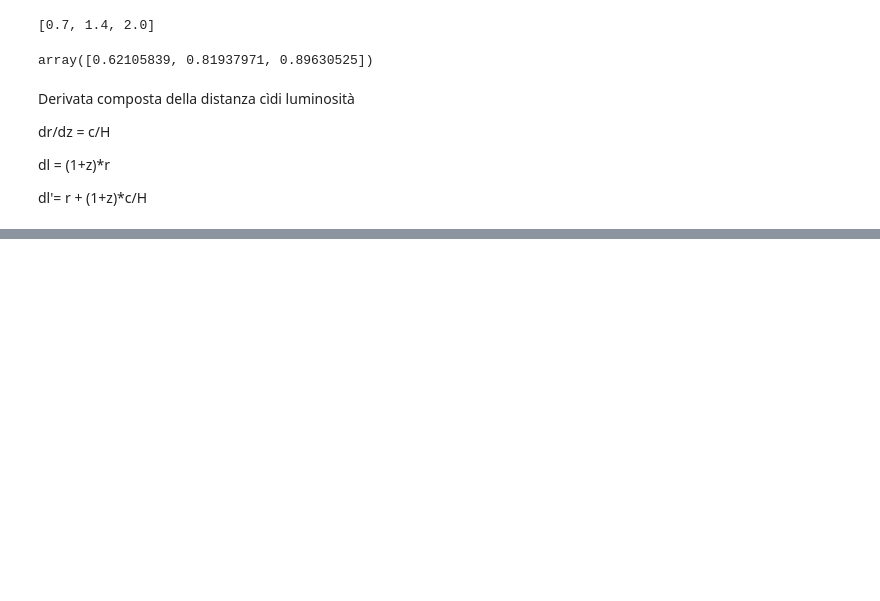
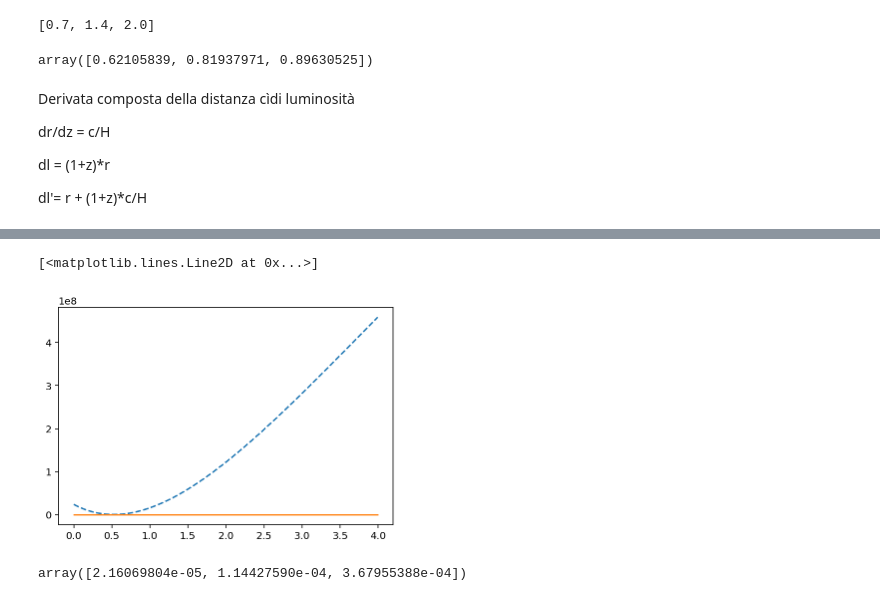
Before and after one commit to Sareva00/Tesi, a Jupyter notebook: GammaGW - Copia.ipynb, the cells around one changed output, grey strips where cells are left out. Cells and saved outputs as stored; diff of their text form; code cells hidden in the pictures; blank space fills up the shorter version.

```diff
--- a/GammaGW - Copia.ipynb
+++ b/GammaGW - Copia.ipynb
@@ -185,0 +198,19 @@ Il valore di gamma trovat è:  0.54  +-  0.0
+# %%
+plt.plot(gammas, interpol2(gammas)-chi2min2, '--')
+#plt.legend(['data', 'cubic'])
+#plt.xlabel(' gamma ')
+#plt.ylabel('Chi^2')
+
+#CALCOLO DELL'ERRORE
+xpoints= np.arange(0,4,0.005)
+ypoints = np.ones(len(xpoints))
+plt.plot(xpoints,ypoints)
+
+#plt.axis([1,3,-1e7,2e7])
+# %% [output]
+[<matplotlib.lines.Line2D at 0x...>]
+[figure, added]
+# %%
+sigma
+# %% [output]
+array([2.16069804e-05, 1.14427590e-04, 3.67955388e-04])
```
Also changed, not shown: parts of 8 cells of this notebook, 2 other files.
